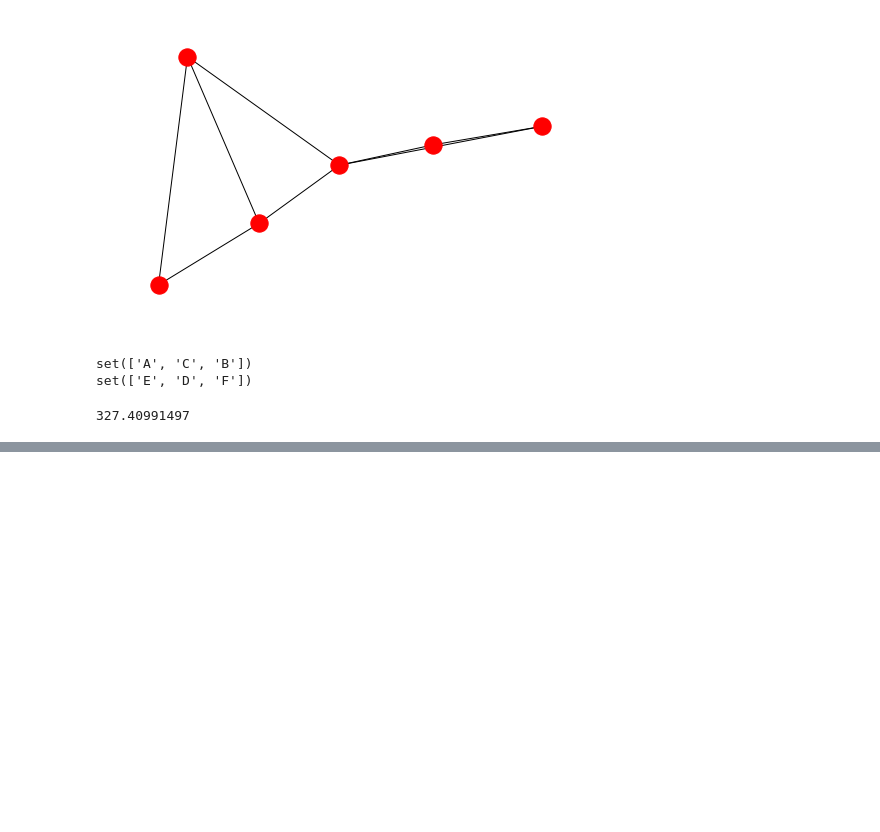
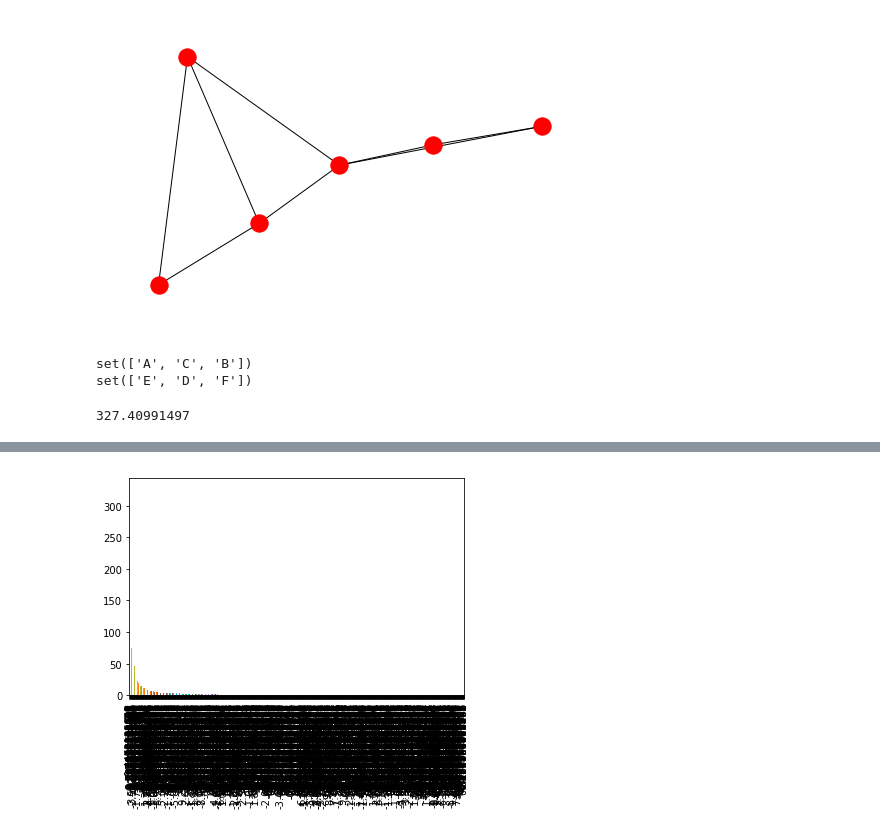
Before and after one commit to vijetha35/FriendsRecommendationForYelpUsers, a Jupyter notebook: Graph_data.ipynb, the cells around one changed output, grey strips where cells are left out. Drawn from its saved outputs; the diff is of its cells as text; code cells hidden in the pictures; blank space fills up the shorter version.

Commit message:
Community_creation_user_user_pearson_similarity_based_average_rating_of_business_reviewed_together

```diff
--- a/Graph_data.ipynb
+++ b/Graph_data.ipynb
@@ -282,0 +288,2 @@ for c in next(comp):
+# %%
+data = pd.read_csv("/Users/apple/Desktop/DataMining/project/user_user_pearson_30kusersonly.csv", sep='\s+' , names = ["user1", "user2", "pearson_similarity"])
@@ -282,0 +304,2 @@ for c in next(comp):
+# %%
+data = data.drop(0, axis=0)
@@ -282,0 +347,12 @@ for c in next(comp):
+# %%
+import pandas as pd
+import matplotlib.pyplot as plt
+
+#a = ["male","female", "female", "empty","male","female"]
+df = pd.DataFrame(data, columns= ["pearson_similarity"])
+
+df["pearson_similarity"].value_counts().plot.bar()
+
+plt.show()
+# %% [output]
+[figure, added]
```
Also changed, not shown: parts of 16 cells of this notebook.
